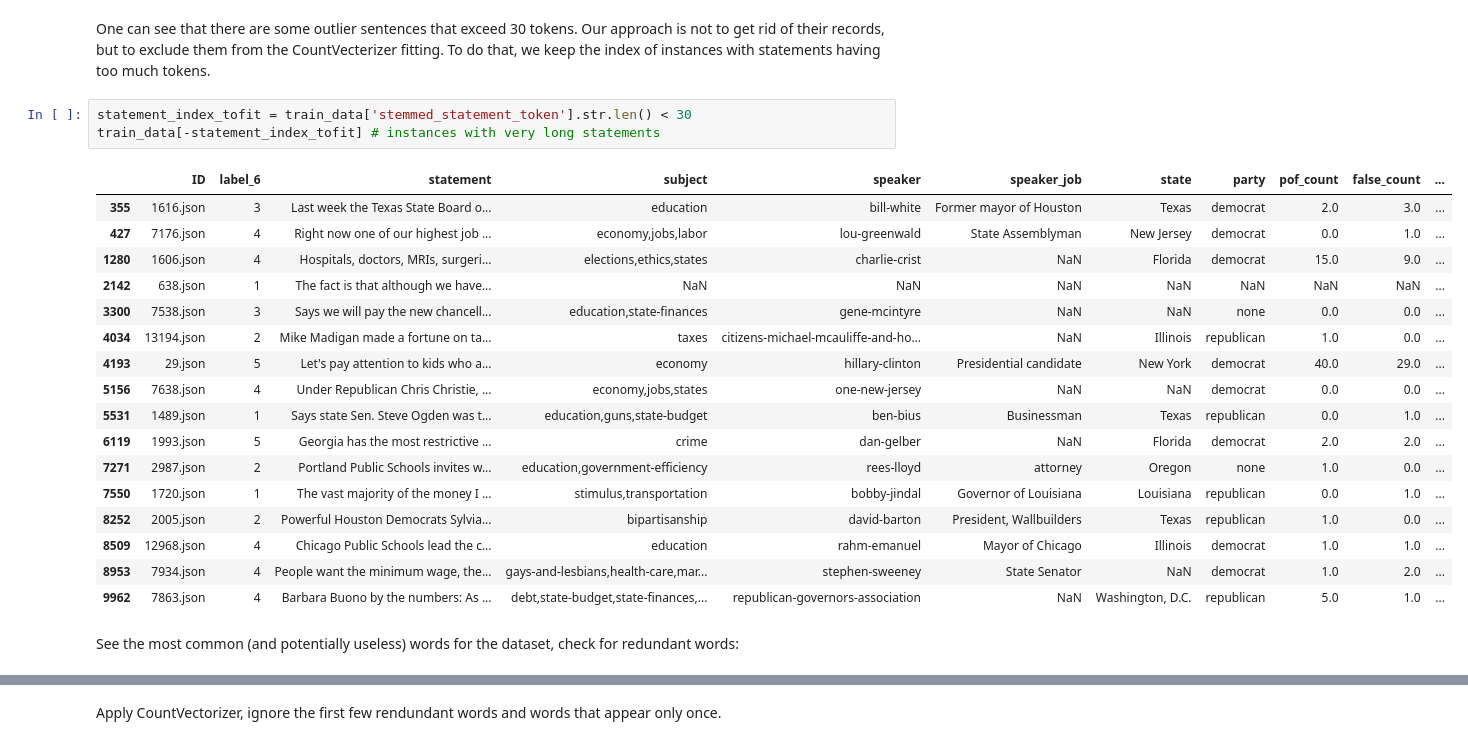
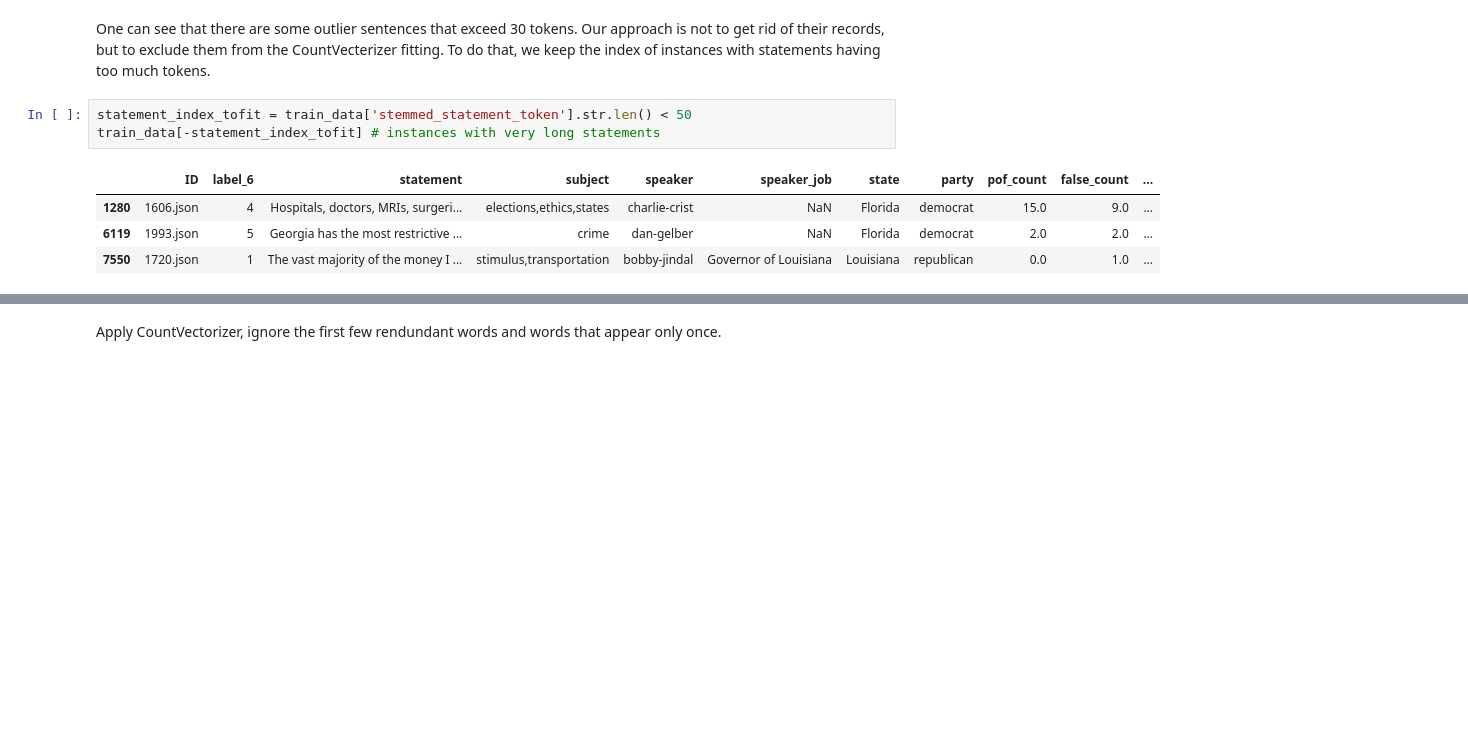
Before and after one commit to TanatPi/ESWD-Term-Project, a Jupyter notebook: true-false-news-classification-eswd-term-project.ipynb, the cells around one changed output, grey strips where cells are left out. Drawn from its saved outputs; the diff is of its cells as text; blank space fills up the shorter version.

```diff
--- a/true-false-news-classification-eswd-term-project.ipynb
+++ b/true-false-news-classification-eswd-term-project.ipynb
@@ -126,25 +127,10 @@ sns.histplot(train_data['stemmed_statement_token'].str.len())
 # %% [markdown]
 One can see that there are some outlier sentences that exceed 30 tokens. Our approach is not to get rid of their records, but to exclude them from the CountVecterizer fitting. To do that, we keep the index of instances with statements having too much tokens.
 # %%
-statement_index_tofit = train_data['stemmed_statement_token'].str.len() < 30
+statement_index_tofit = train_data['stemmed_statement_token'].str.len() < 50
 train_data[-statement_index_tofit] # instances with very long statements
 # %% [output]
 |  | ID | label_6 | statement | subject | speaker | speaker_job | state | party | pof_count | false_count | ... |
-| 355 | 1616.json | 3 | Last week the Texas State Board o... | education | bill-white | Former mayor of Houston | Texas | democrat | 2.0 | 3.0 | ... |
-| 427 | 7176.json | 4 | Right now one of our highest job ... | economy,jobs,labor | lou-greenwald | State Assemblyman | New Jersey | democrat | 0.0 | 1.0 | ... |
 | 1280 | 1606.json | 4 | Hospitals, doctors, MRIs, surgeri... | elections,ethics,states | charlie-crist | NaN | Florida | democrat | 15.0 | 9.0 | ... |
-| 2142 | 638.json | 1 | The fact is that although we have... | NaN | NaN | NaN | NaN | NaN | NaN | NaN | ... |
-| 3300 | 7538.json | 3 | Says we will pay the new chancell... | education,state-finances | gene-mcintyre | NaN | NaN | none | 0.0 | 0.0 | ... |
-| 4034 | 13194.json | 2 | Mike Madigan made a fortune on ta... | taxes | citizens-michael-mcauliffe-and-ho... | NaN | Illinois | republican | 1.0 | 0.0 | ... |
-| 4193 | 29.json | 5 | Let's pay attention to kids who a... | economy | hillary-clinton | Presidential candidate | New York | democrat | 40.0 | 29.0 | ... |
-| 5156 | 7638.json | 4 | Under Republican Chris Christie, ... | economy,jobs,states | one-new-jersey | NaN | NaN | democrat | 0.0 | 0.0 | ... |
-| 5531 | 1489.json | 1 | Says state Sen. Steve Ogden was t... | education,guns,state-budget | ben-bius | Businessman | Texas | republican | 0.0 | 1.0 | ... |
 | 6119 | 1993.json | 5 | Georgia has the most restrictive ... | crime | dan-gelber | NaN | Florida | democrat | 2.0 | 2.0 | ... |
-| 7271 | 2987.json | 2 | Portland Public Schools invites w... | education,government-efficiency | rees-lloyd | attorney | Oregon | none | 1.0 | 0.0 | ... |
 | 7550 | 1720.json | 1 | The vast majority of the money I ... | stimulus,transportation | bobby-jindal | Governor of Louisiana | Louisiana | republican | 0.0 | 1.0 | ... |
-| 8252 | 2005.json | 2 | Powerful Houston Democrats Sylvia... | bipartisanship | david-barton | President, Wallbuilders | Texas | republican | 1.0 | 0.0 | ... |
-| 8509 | 12968.json | 4 | Chicago Public Schools lead the c... | education | rahm-emanuel | Mayor of Chicago | Illinois | democrat | 1.0 | 1.0 | ... |
-| 8953 | 7934.json | 4 | People want the minimum wage, the... | gays-and-lesbians,health-care,mar... | stephen-sweeney | State Senator | NaN | democrat | 1.0 | 2.0 | ... |
-| 9962 | 7863.json | 4 | Barbara Buono by the numbers: As ... | debt,state-budget,state-finances,... | republican-governors-association | NaN | Washington, D.C. | republican | 5.0 | 1.0 | ... |
-# %% [markdown]
-See the most common (and potentially useless) words for the dataset, check for redundant words:
```
Also changed, not shown: parts of 44 cells of this notebook.
